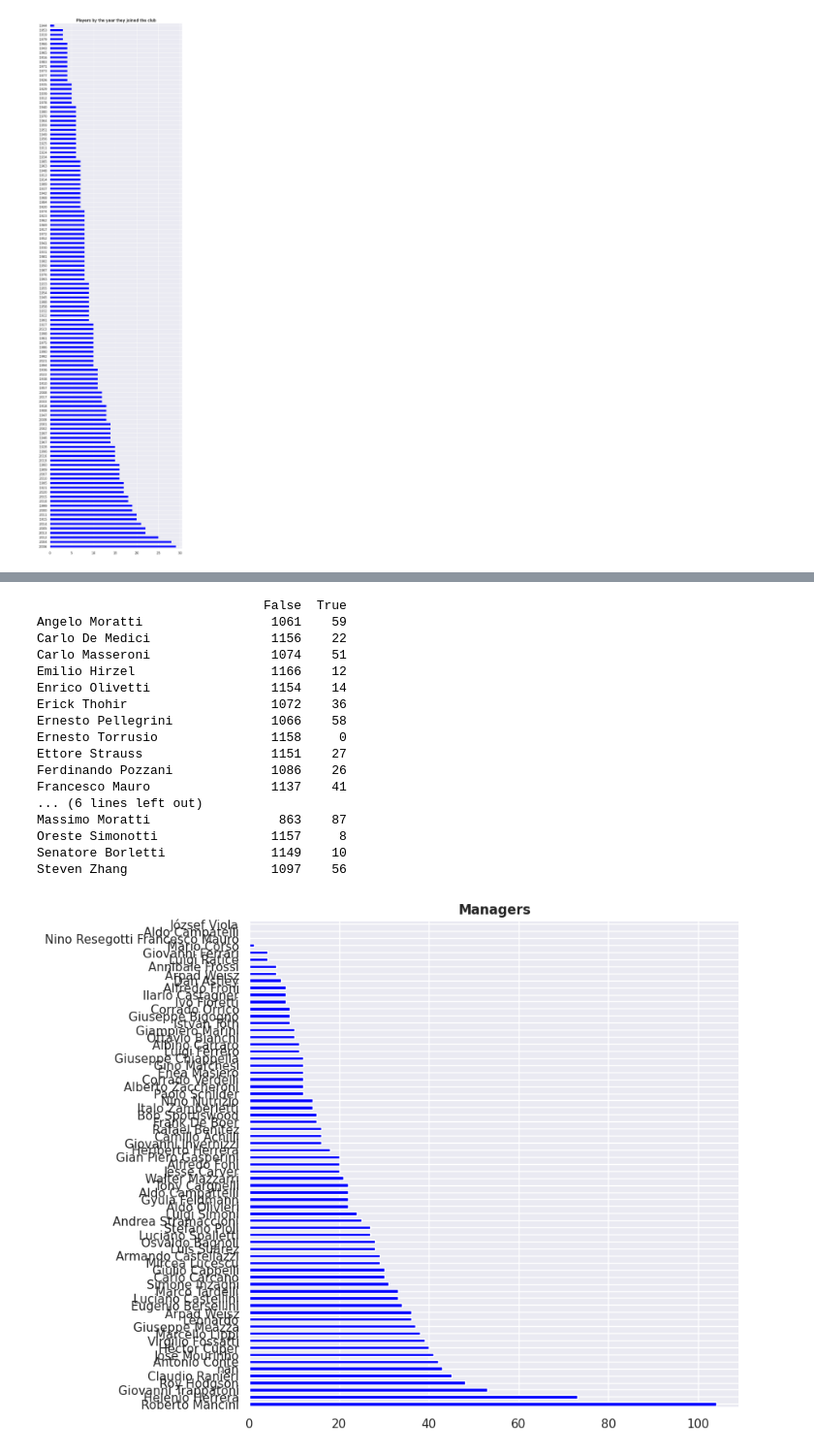
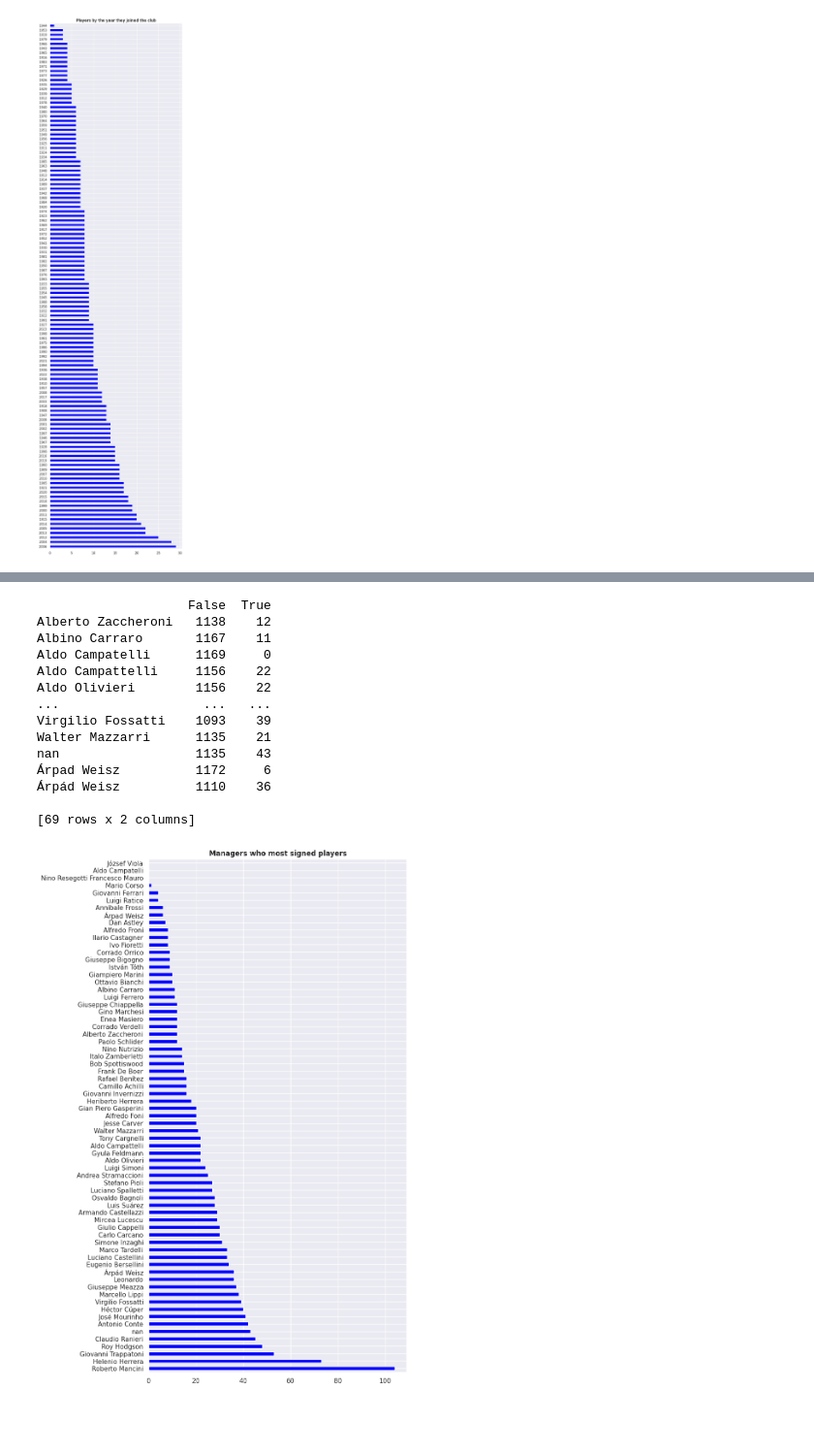
Before and after one commit to guilhermelaviola/InterMilan, a Jupyter notebook: AllPlayers.ipynb, the cells around one changed output, grey strips where cells are left out. Shown at 97% size. Cells and saved outputs as stored; diff of their text form; code cells hidden in the pictures; blank space fills up the shorter version.

```diff
--- a/AllPlayers.ipynb
+++ b/AllPlayers.ipynb
@@ -89,45 +131,43 @@ plt.show()
 # %%
-players['Club President'] = players['Club President'].astype(str)
+# Converting the Manager column data into string:
+players['Manager'] = players['Manager'].astype(str)
 
 # Splitting the managers names by comma and removing leading spaces:
-players['Club President'] = players['Club President'].str.split(',').apply(lambda x : [i.strip() for i in x])
+players['Manager'] = players['Manager'].str.split(',').apply(lambda x : [i.strip() for i in x])
 
 # Exploding the list into separate rows:
-players = players.explode('Club President')
+players = players.explode('Manager')
 
 # Counting Matrix using crosstab method:
-president_counts = pd.crosstab(index = players.index, columns = players['Club President'], margins = False).to_dict('index')
-president_counts = pd.DataFrame(president_counts)
+manager_counts = pd.crosstab(index = players.index, columns = players['Manager'], margins = False).to_dict('index')
+manager_counts = pd.DataFrame(manager_counts)
 
 # Counting the number of 0s and 1s in each row:
-counts = (president_counts.apply(lambda row : [sum(row == 0), sum(row == 1)], axis = 1))
+manager_counts_final = (manager_counts.apply(lambda row : [sum(row == 0), sum(row == 1)], axis = 1))
 # %%
 # Defining and displaying the final count with 2 columns ('False' and 'True'):
-counts = pd.DataFrame(counts.tolist(), index = counts.index, columns = ['False', 'True'])
-print(counts)
+manager_counts_final = pd.DataFrame(manager_counts_final.tolist(), index = manager_counts_final.index, columns = ['False', 'True'])
+print(manager_counts_final)
 # %% [output]
-                              False  True
-Angelo Moratti                 1061    59
-Carlo De Medici                1156    22
-Carlo Masseroni                1074    51
-Emilio Hirzel                  1166    12
-Enrico Olivetti                1154    14
-Erick Thohir                   1072    36
-Ernesto Pellegrini             1066    58
-Ernesto Torrusio               1158     0
-Ettore Strauss                 1151    27
-Ferdinando Pozzani             1086    26
-Francesco Mauro                1137    41
-... (6 lines left out)
-Massimo Moratti                 863    87
-Oreste Simonotti               1157     8
-Senatore Borletti              1149    10
-Steven Zhang                   1097    56
+                    False  True
+Alberto Zaccheroni   1138    12
+Albino Carraro       1167    11
+Aldo Campatelli      1169     0
+Aldo Campattelli     1156    22
+Aldo Olivieri        1156    22
+...                   ...   ...
+Virgilio Fossatti    1093    39
+Walter Mazzarri      1135    21
+nan                  1135    43
+Árpad Weisz          1172     6
+Árpád Weisz          1110    36
+
+[69 rows x 2 columns]
 # %%
-# Displaying the count of Inter presidents in office by season:
-counts['True'].sort_values(ascending = False).plot(kind = 'barh', color = 'blue', figsize = (8, 8))
+# Displaying Inter managers who most signed players:
+manager_counts_final['True'].sort_values(ascending = False).plot(kind = 'barh', color = 'blue', figsize = (8, 16))
 plt.ylabel(None)
-plt.title('Managers', fontweight = 'bold')
+plt.title('Managers who most signed players', fontweight = 'bold')
 plt.show()
 # %% [output]
-[figure, old version]
+[figure, new version]
```
Also changed, not shown: parts of 9 cells of this notebook.
